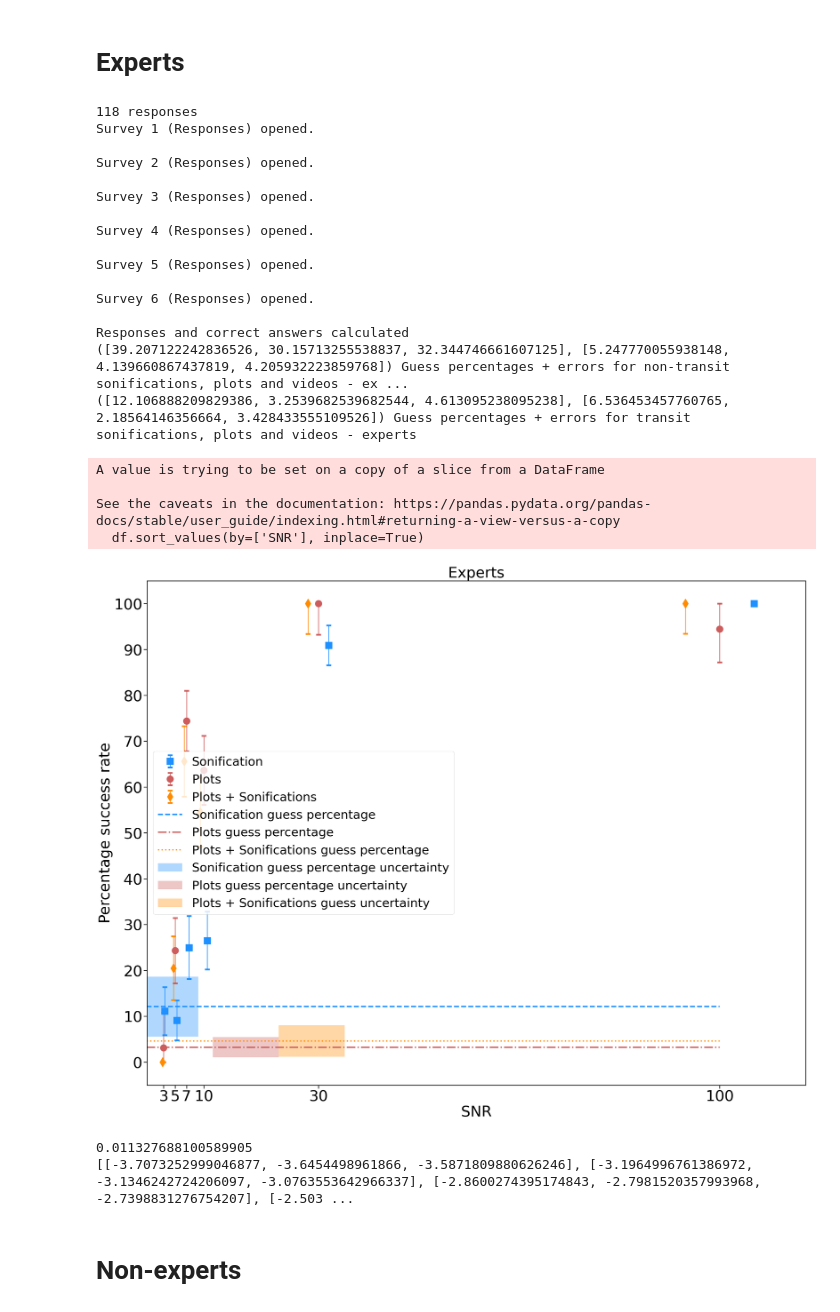
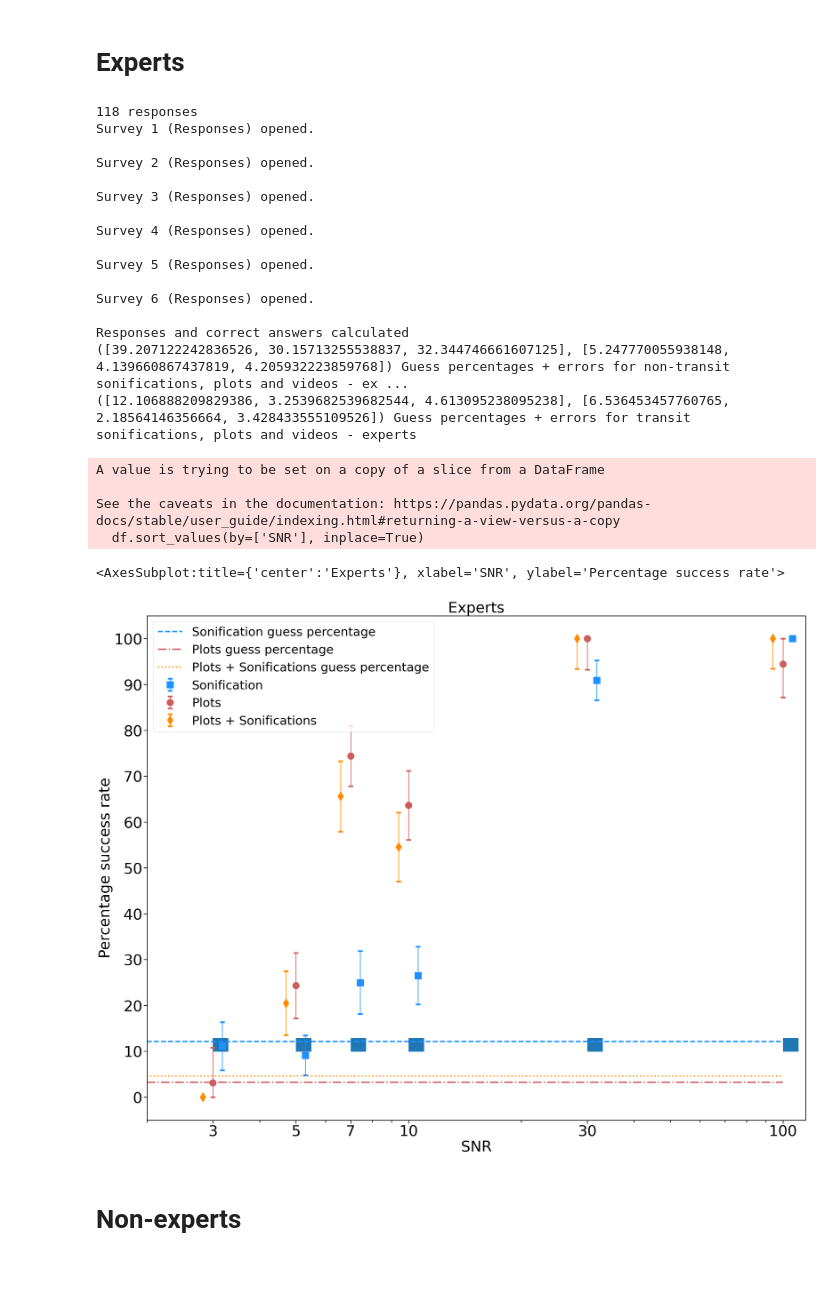
Before and after one commit to jacktuckerbrown/star-sound, a Jupyter notebook: analysismanuscript.ipynb, the cells around one changed output. Saved outputs shown, nothing was run; the diff lists cells and outputs as text; code cells hidden in the pictures; blank space fills up the shorter version.

Commit message:
adding guess perc error rectangles

```diff
--- a/analysismanuscript.ipynb
+++ b/analysismanuscript.ipynb
@@ -985,6 +987,8 @@ def produce_12(sets,sound_in,visual_in,video_in):
     suc_12_video = []
     suc_12_videoerr = []
 
+    rects_sound = []
+
     snr = []
 
     for i in sets['Data']:
@@ -1046,10 +1050,18 @@ def produce_12(sets,sound_in,visual_in,video_in):
 
     f, ax = plt.subplots(figsize=(35, 27))
 
+    guessperc_errs =  [error_out(calc_12guess(sound_in,visual_in,video_in)[0][0],calc_12guess(sound_in,visual_in,video_in)[1][0]),
+                      error_out(calc_12guess(sound_in,visual_in,video_in)[0][1],calc_12guess(sound_in,visual_in,video_in)[1][1]),
+                      error_out(calc_12guess(sound_in,visual_in,video_in)[0][2],calc_12guess(sound_in,visual_in,video_in)[1][2])]
+
     plt.errorbar([i + 0.06*i for i in snr], suc_12_sound, yerr=error_out(suc_12_sound,suc_12_sounderr),
                  capthick=5, elinewidth=2,
                  xerr=None,color = 'dodgerblue', linestyle="None",
                  marker='s', markersize=20, capsize=7.5, label='Sonification')
+
+    for i in snr:
+        rect = Rectangle((i,calc_12guess(sound_in,visual_in,video_in)[0][0]-guessperc_errs[1][1][0]),0.1*i,3)
+        rects_sound.append(rect)
 
     plt.errorbar(snr, suc_12_visual, yerr=error_out(suc_12_visual,suc_12_visualerr),
                  capthick=5, elinewidth=2,
@@ -1061,38 +1073,17 @@ def produce_12(sets,sound_in,visual_in,video_in):
                  xerr=None,color='darkorange', linestyle="None",
                  marker='d', markersize=20, capsize=7.5, label='Plots + Sonifications')
 
-    guessperc_errs =  [error_out(calc_12guess(sound_in,visual_in,video_in)[0][0],calc_12guess(sound_in,visual_in,video_in)[1][0]),
-                      error_out(calc_12guess(sound_in,visual_in,video_in)[0][1],calc_12guess(sound_in,visual_in,video_in)[1][1]),
-                      error_out(calc_12guess(sound_in,visual_in,video_in)[0][2],calc_12guess(sound_in,visual_in,video_in)[1][2])]
-
     ax.hlines(calc_12guess(sound_in,visual_in,video_in)[0][0], 0, 100, linestyle = 'dashed', linewidth = 4, color= 'dodgerblue',
               label = 'Sonification guess percentage')
-    #ax.hlines(calc_12guess(sound_in,visual_in,video_in)[0][0]-guessperc_errs[0][0][0], 10, 18, linestyle = 'dashed',color= 'dodgerblue')
-    #ax.hlines(calc_12guess(sound_in,visual_in,video_in)[0][0]+guessperc_errs[0][1][0], 10, 18, linestyle = 'dashed',color= 'dodgerblue')
-    ax.axhspan(calc_12guess(sound_in,visual_in,video_in)[0][0]-guessperc_errs[0][0][0], (calc_12guess(sound_in,visual_in,video_in)[0][0]+guessperc_errs[0][1][0]),
-               0.02765217391304348-0.05, 0.02765217391304348+0.05,
-               facecolor='dodgerblue', alpha=0.35,label='Sonification guess percentage uncertainty')
 
     ax.hlines(calc_12guess(sound_in,visual_in,video_in)[0][1], 0, 100, linestyle = 'dashdot', linewidth = 4, color= 'indianred',
               label = 'Plots guess percentage')
-    #ax.hlines(calc_12guess(sound_in,visual_in,video_in)[0][1]-guessperc_errs[1][0][0], 22, 38, linestyle = 'dashed',color= 'indianred')
-    #ax.hlines(calc_12guess(sound_in,visual_in,video_in)[0][1]+guessperc_errs[1][1][0], 22, 38, linestyle = 'dashed',color= 'indianred')
-    ax.axhspan(calc_12guess(sound_in,visual_in,video_in)[0][1]-guessperc_errs[1][0][0], (calc_12guess(sound_in,visual_in,video_in)[0][1]+guessperc_errs[1][1][0]),
-               0.1,0.2,
-              facecolor='indianred', alpha=0.35, label = 'Plots guess percentage uncertainty')
 
     ax.hlines(calc_12guess(sound_in,visual_in,video_in)[0][2], 0, 100, linestyle = 'dotted', linewidth = 4, color= 'darkorange',
               label = 'Plots + Sonifications guess percentage')
-    #ax.hlines(calc_12guess(sound_in,visual_in,video_in)[0][2]-guessperc_errs[2][0][0], 40, 65, linestyle = 'dashed',color= 'darkorange')
-    #ax.hlines(calc_12guess(sound_in,visual_in,video_in)[0][2]+guessperc_errs[2][1][0], 40, 65, linestyle = 'dashed',color= 'darkorange')
-    ax.axhspan(calc_12guess(sound_in,visual_in,video_in)[0][2]-guessperc_errs[2][0][0], (calc_12guess(sound_in,visual_in,video_in)[0][2]+guessperc_errs[2][1][0]),
-               0.2,0.3,
-               facecolor='darkorange', alpha=0.35, label = 'Plots + Sonifications guess uncertainty')
 
-    #plt.xscale("log")
-    plt.xlim(0.1,115)
-
-    #plt.rcParams.update({'font.size': 27})
+    for i in rects_sound:
+        ax.add_patch(i)
 
     ax.set_xlabel("SNR")
     ax.set_ylabel("Percentage success rate")
@@ -1104,11 +1095,14 @@ def produce_12(sets,sound_in,visual_in,video_in):
 
     plt.rcParams.update({'font.size': 36})
 
+    plt.xscale("log")
+    plt.xlim(2,115)
+
     plt.legend()#,fontsize='xx-large')
 
-    handles, labels = plt.gca().get_legend_handles_labels()
-    order = [6,7,8,3,4,5,0,1,2]
-    plt.legend([handles[idx] for idx in order],[labels[idx] for idx in order],loc="center left")
+    #handles, labels = plt.gca().get_legend_handles_labels()
+    #order = [6,7,8,3,4,5,0,1,2]
+    #plt.legend([handles[idx] for idx in order],[labels[idx] for idx in order],loc="center left")
 
     for axis in ['top','bottom','left','right']:
           ax.spines[axis].set_linewidth(2)
@@ -1127,52 +1121,34 @@ def produce_12(sets,sound_in,visual_in,video_in):
     ax.tick_params(which='minor', length=7, color='k')
 
 
     return ax
 
 fig = produce_12(sets_expert,expert_sound,expert_visual,expert_video)
 fig.set_title("Experts",fontsize=44)
 
+display(fig)
+
 plt.savefig("New report/Produced figures/n = 1,2, experts.jpg")
 # %% [output]
 118 responses
 Survey 1 (Responses) opened.
 
 Survey 2 (Responses) opened.
 
 Survey 3 (Responses) opened.
 
 Survey 4 (Responses) opened.
 
 Survey 5 (Responses) opened.
 
 Survey 6 (Responses) opened.
 
 Responses and correct answers calculated
 ([39.207122242836526, 30.15713255538837, 32.344746661607125], [5.247770055938148, 4.139660867437819, 4.205932223859768]) Guess percentages + errors for non-transit sonifications, plots and videos - ex ...
 ([12.106888209829386, 3.2539682539682544, 4.613095238095238], [6.536453457760765, 2.18564146356664, 3.428433555109526]) Guess percentages + errors for transit sonifications, plots and videos - experts
 A value is trying to be set on a copy of a slice from a DataFrame
 
 See the caveats in the documentation: https://pandas.pydata.org/pandas-docs/stable/user_guide/indexing.html#returning-a-view-versus-a-copy
   df.sort_values(by=['SNR'], inplace=True)
+<AxesSubplot:title={'center':'Experts'}, xlabel='SNR', ylabel='Percentage success rate'>
-[figure, old version]
+[figure, new version]
-# %%
-snr = [3,5,7,10,30,100]
-empty = []
-
-print((np.log(3)+0.06*np.log(30))/115)
-
-for i in snr:
-    j = i - 0.06*i
-    k = i + 0.06*i
-
-    ratio = (115-0.1)
-
-    arr = [np.log(j/ratio),np.log(i/ratio),np.log(k/ratio)]
-    empty.append(arr)
-
-    coords = []
-
-print(empty)
-# %% [output]
-0.011327688100589905
-[[-3.7073252999046877, -3.6454498961866, -3.5871809880626246], [-3.1964996761386972, -3.1346242724206097, -3.0763553642966337], [-2.8600274395174843, -2.7981520357993968, -2.7398831276754207], [-2.503 ...
```
Also changed, not shown: parts of 2 cells of this notebook.
